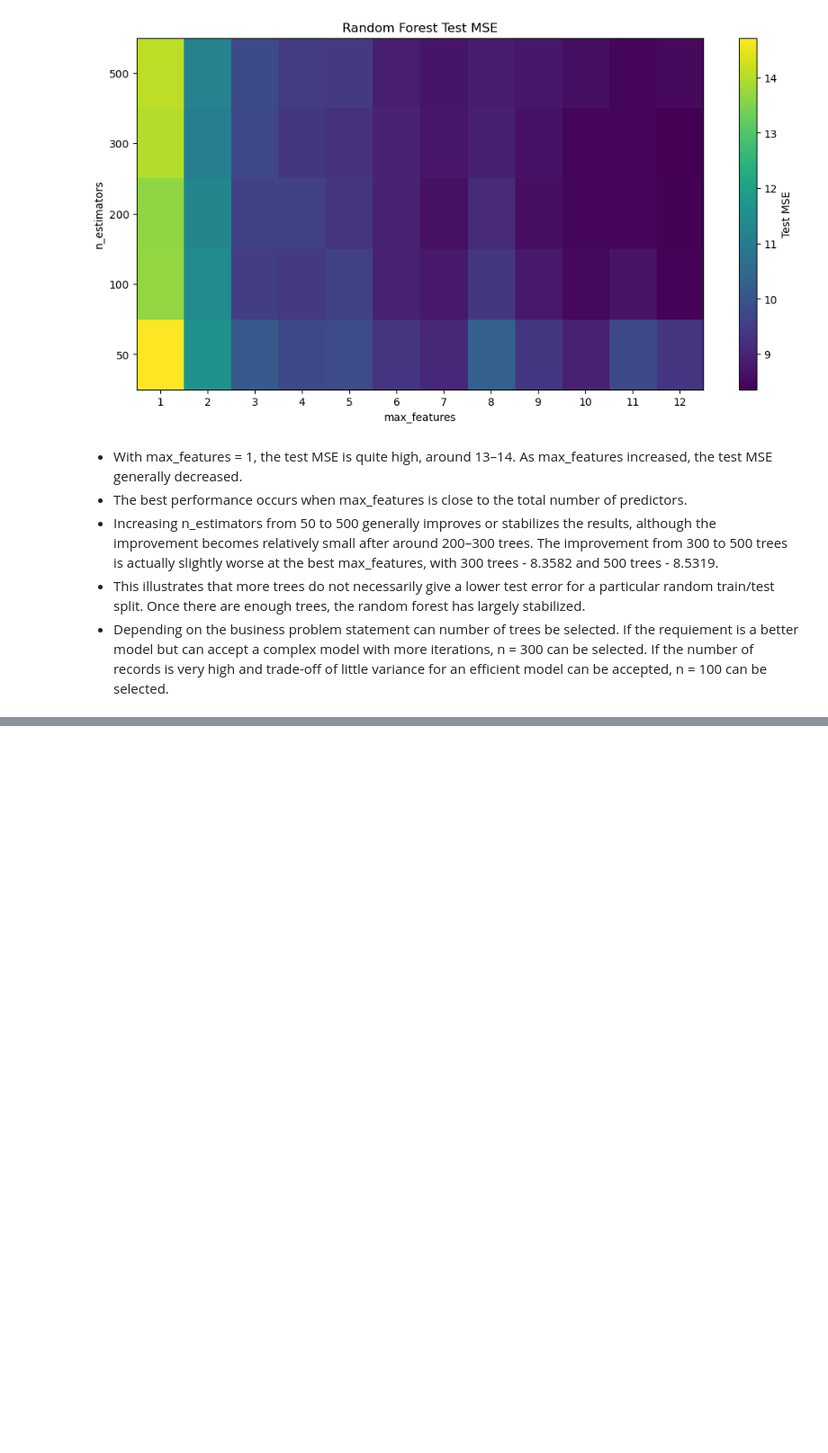
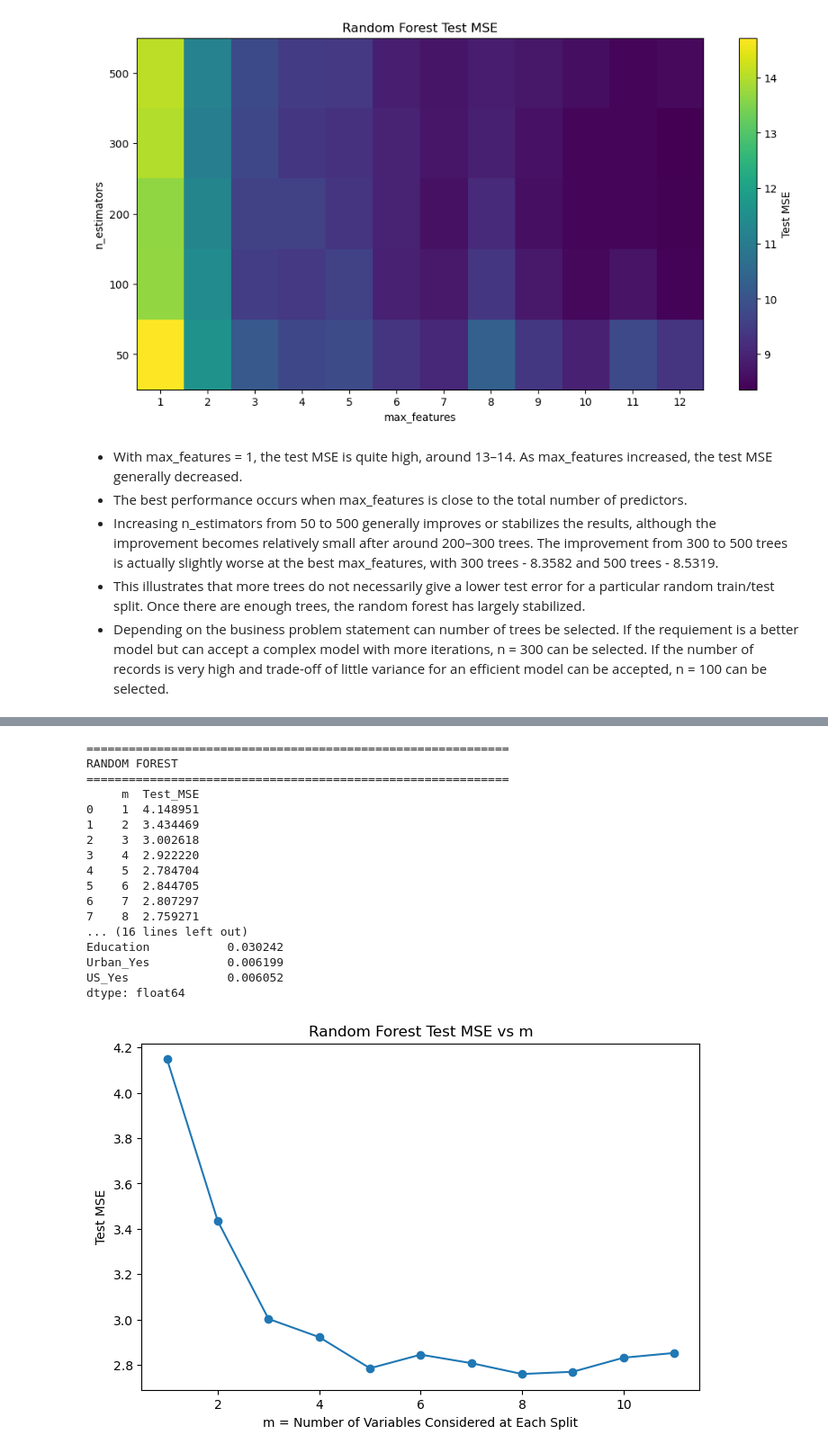
Before and after one commit to sumukha-r/isl-python-solutions, a Jupyter notebook: Chapter08-Tree-Based-Models/Chapter08-Tree-Based-Models.ipynb, the cells around one changed output, grey strips where cells are left out. Shown at 90% size. Drawn from its saved outputs; the diff is of its cells as text; code cells hidden in the pictures; blank space fills up the shorter version.

```diff
--- a/Chapter08-Tree-Based-Models/Chapter08-Tree-Based-Models.ipynb
+++ b/Chapter08-Tree-Based-Models/Chapter08-Tree-Based-Models.ipynb
@@ -88,0 +187,16 @@ Test MSE = 8.3582
+# %%
+bagging = BaggingRegressor(estimator=DecisionTreeRegressor(random_state=1), n_estimators=500, max_features=1.0, random_state=1, n_jobs=-1)
+bagging.fit(X_train, y_train)
+bag_pred = bagging.predict(X_test)
+bag_mse = mean_squared_error(y_test, bag_pred)
+
+print("=" * 60)
+print("BAGGING")
+print("=" * 60)
+print(f"Test MSE = {bag_mse:.4f}")
+
+bag_importance = np.mean([tree.feature_importances_ for tree in bagging.estimators_], axis=0)
+bag_importance = pd.Series(bag_importance, index=X.columns).sort_values(ascending=False)
+
+print("\nVariable Importance:")
+print(bag_importance)
@@ -88,0 +222,55 @@ Test MSE = 8.3582
+# %%
+m_values = range(1, X.shape[1] + 1)
+rf_results = []
+
+for m in m_values:
+    rf = RandomForestRegressor(n_estimators=500, max_features=m, random_state=1, n_jobs=-1)
+    rf.fit(X_train, y_train)
+    rf_pred = rf.predict(X_test)
+    rf_mse = mean_squared_error(y_test, rf_pred)
+    rf_results.append([m, rf_mse])
+
+rf_results = pd.DataFrame(rf_results, columns=["m", "Test_MSE"])
+best_rf = rf_results.loc[rf_results["Test_MSE"].idxmin()]
+rf = RandomForestRegressor(n_estimators=500, max_features=int(best_rf["m"]), random_state=1, n_jobs=-1)
+rf.fit(X_train, y_train)
+rf_pred = rf.predict(X_test)
+rf_mse = mean_squared_error(y_test, rf_pred)
+
+print("=" * 60)
+print("RANDOM FOREST")
+print("=" * 60)
+print(rf_results)
+print(f"\nBest m = {int(best_rf['m'])}")
+print(f"Best Random Forest Test MSE = {rf_mse:.4f}")
+
+rf_importance = pd.Series(rf.feature_importances_, index=X.columns).sort_values(ascending=False)
+
+print("\nVariable Importance:")
+print(rf_importance)
+
+plt.figure(figsize=(8, 5))
+plt.plot(rf_results["m"], rf_results["Test_MSE"], marker="o")
+plt.xlabel("m = Number of Variables Considered at Each Split")
+plt.ylabel("Test MSE")
+plt.title("Random Forest Test MSE vs m")
+plt.show()
+# %% [output]
+============================================================
+RANDOM FOREST
+============================================================
+     m  Test_MSE
+0    1  4.148951
+1    2  3.434469
+2    3  3.002618
+3    4  2.922220
+4    5  2.784704
+5    6  2.844705
+6    7  2.807297
+7    8  2.759271
+... (16 lines left out)
+Education           0.030242
+Urban_Yes           0.006199
+US_Yes              0.006052
+dtype: float64
+[figure, added]
```
Also changed, not shown: parts of 8 cells of this notebook, 1 other file.
